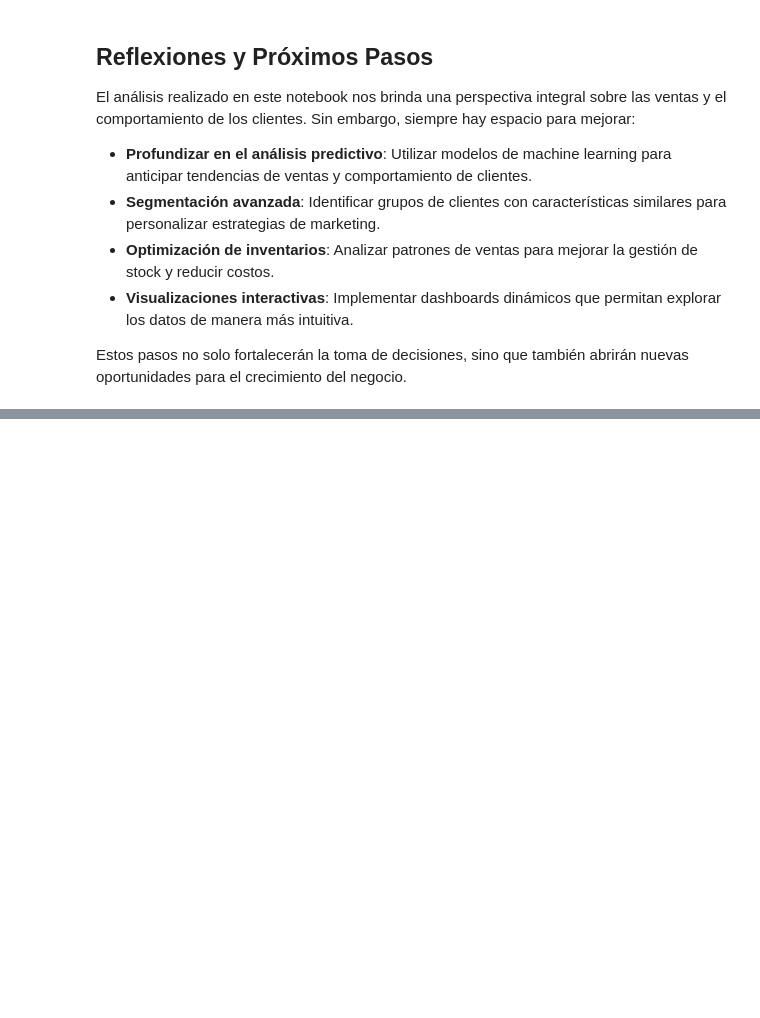
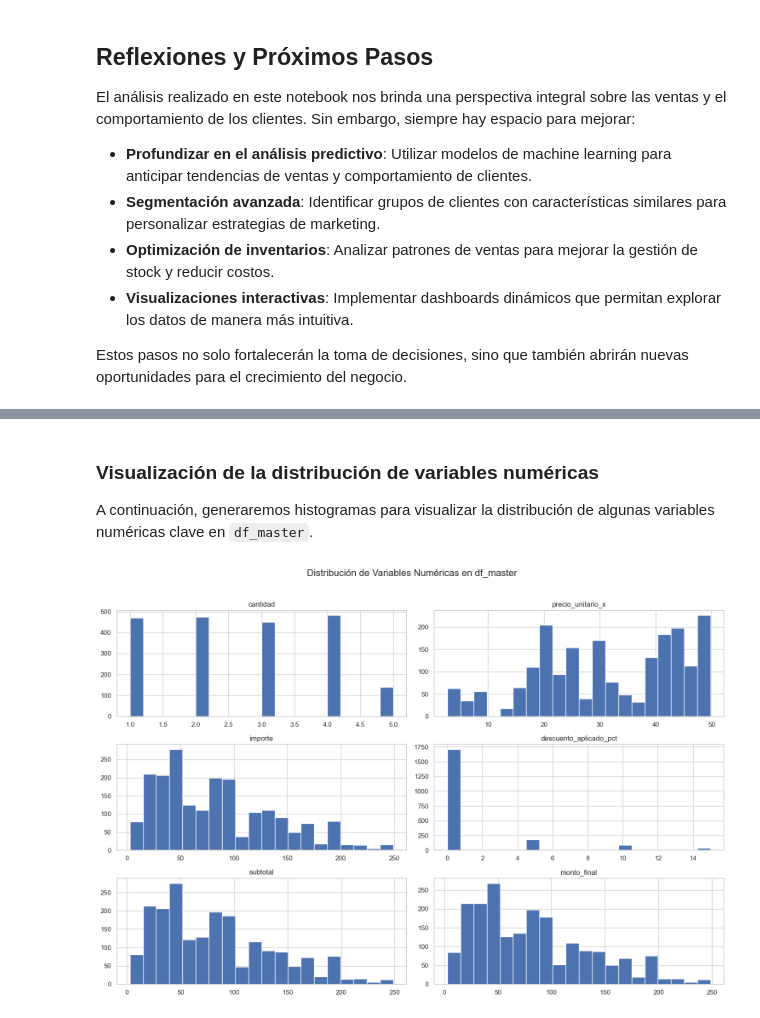
Before and after one commit to LenninTemoche/Proyecto-Aurelion-IBM-Guayerd, a Jupyter notebook: SPRING_2/Proyecto_Aurelion_S2.ipynb, the cells around one changed output, grey strips where cells are left out. Cells and saved outputs as stored; diff of their text form; code cells hidden in the pictures; blank space fills up the shorter version.

```diff
--- a/SPRING_2/Proyecto_Aurelion_S2.ipynb
+++ b/SPRING_2/Proyecto_Aurelion_S2.ipynb
@@ -319,0 +389,15 @@ Estos pasos no solo fortalecerán la toma de decisiones, sino que también abrir
+# %% [markdown]
+### Visualización de la distribución de variables numéricas
+
+A continuación, generaremos histogramas para visualizar la distribución de algunas variables numéricas clave en `df_master`.
+# %%
+# Seleccionar columnas numéricas para visualización de distribución
+numerical_cols_viz = ['cantidad', 'precio_unitario_x', 'importe', 'descuento_aplicado_pct', 'subtotal', 'monto_final']
+
+# Crear histogramas para cada columna numérica seleccionada
+df_master[numerical_cols_viz].hist(bins=20, figsize=(15, 10))
+plt.suptitle("Distribución de Variables Numéricas en df_master", y=1.02, fontsize=16)
+plt.tight_layout()
+plt.show()
+# %% [output]
+[figure, added]
```
Also changed, not shown: parts of 43 cells of this notebook.
